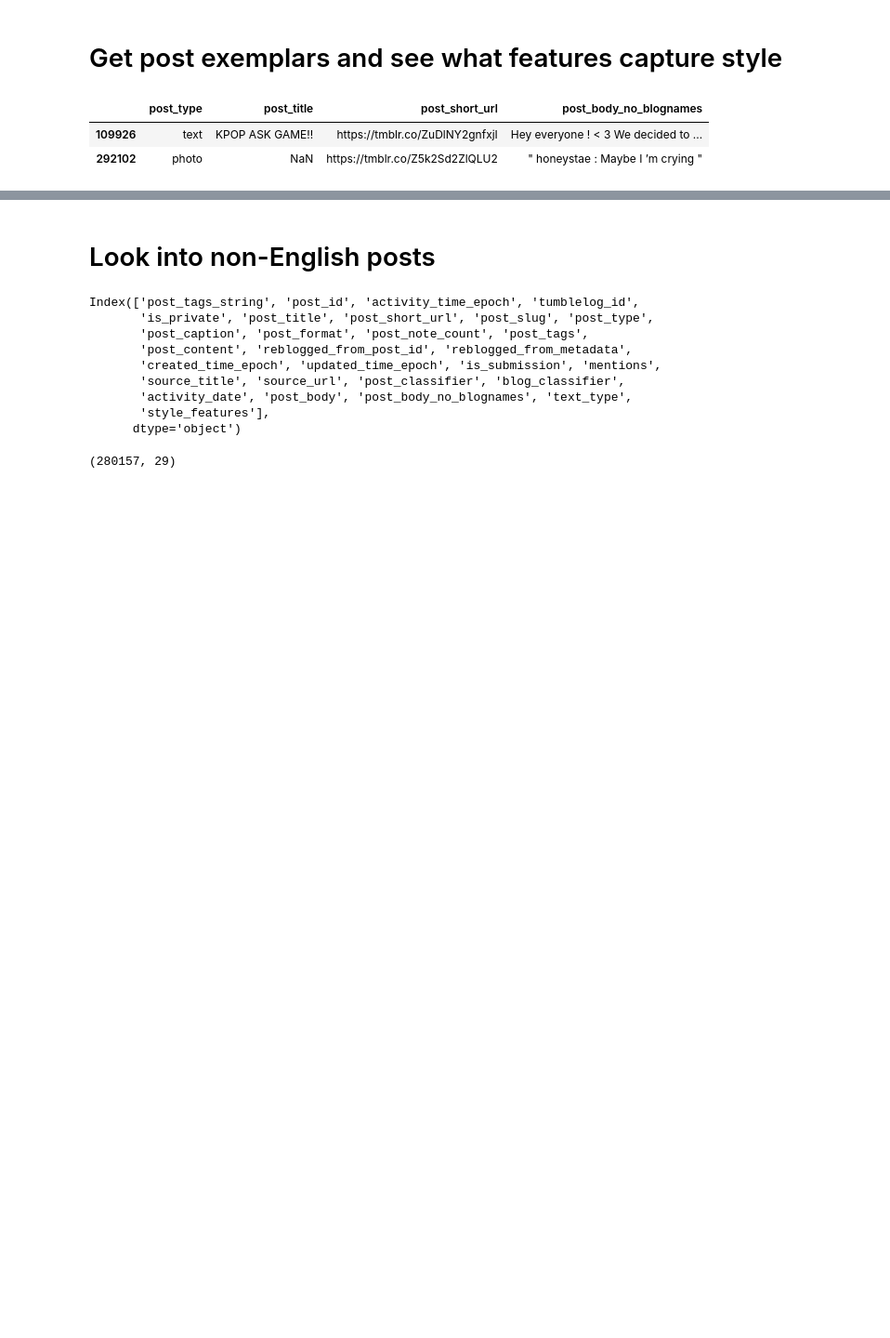
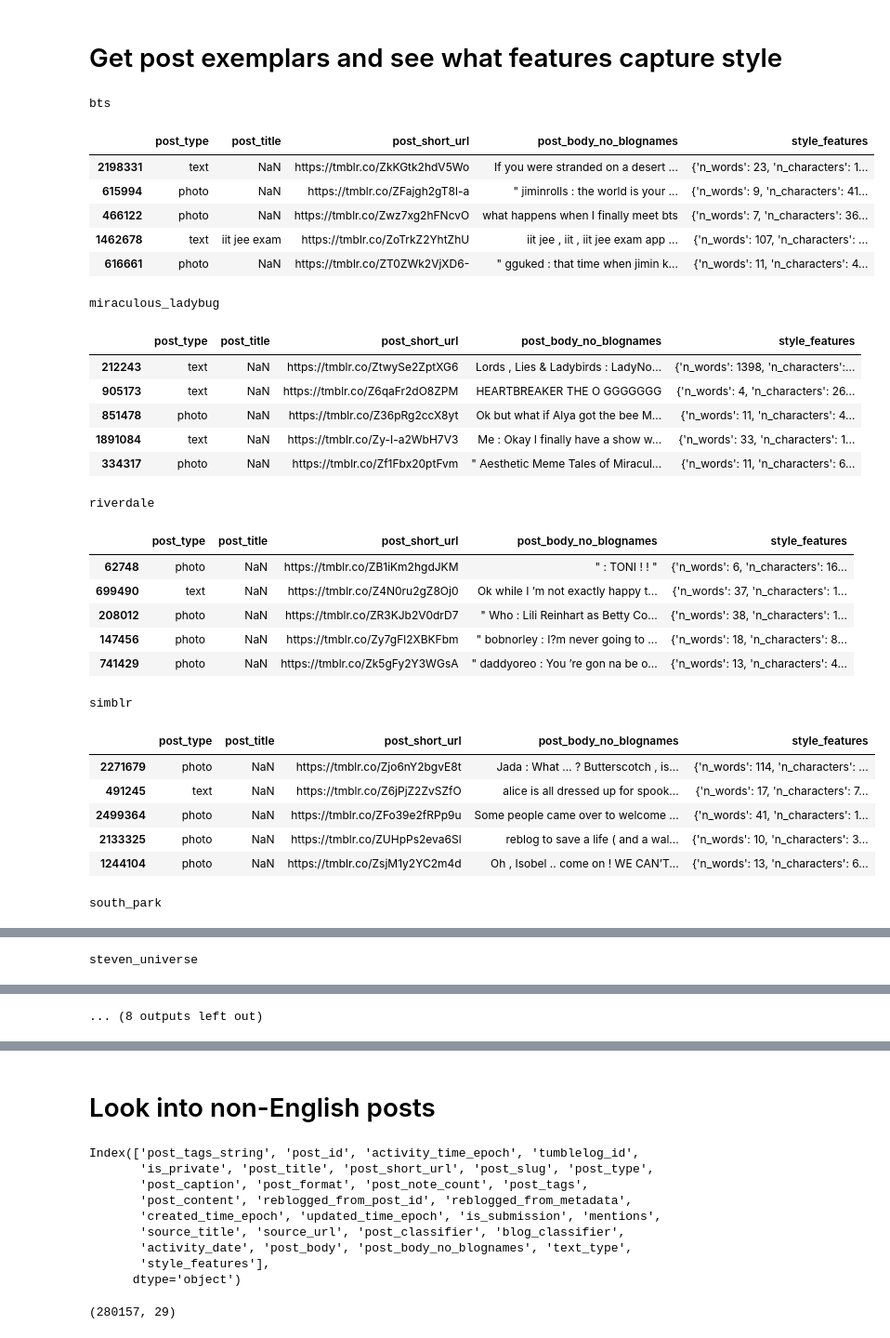
Before and after one commit to michaelmilleryoder/tumblr-scripts, a Jupyter notebook: jupyter/style_features_data.ipynb, the cells around one changed output, grey strips where cells are left out. Shown at 93% size. Cells and saved outputs as stored; diff of their text form; code cells hidden in the pictures; blank space fills up the shorter version.

```diff
--- a/jupyter/style_features_data.ipynb
+++ b/jupyter/style_features_data.ipynb
@@ -0,0 +3,13 @@
+# %%
+# Load data
+
+import os
+import pandas as pd
+from tqdm import tqdm_notebook as tqdm
+
+data_dirpath = '/mnt/interns/myoder/textposts_captions/'
+communities = os.listdir(data_dirpath)
+data = {}
+
+for c in tqdm(communities):
+    data[c] = pd.read_pickle(os.path.join(data_dirpath, c, f'{c}.pkl')).sample(int(1e5), random_state=9)
@@ -0,0 +18,5 @@
+# %%
+# Add community column
+
+for c in communities:
+    data[c]['community'] = [c] * len(data[c])
@@ -16,7 +57,39 @@ for c in communities:
 # %%
+# Draw samples
+from IPython.display import display
+
 pd.set_option('display.max_colwidth', -1)
-sample100['bts'].sample(2).loc[:, ['post_type', 'post_title', 'post_short_url', 'post_body_no_blognames']]
+
+for c in sorted(communities):
+    print(c)
+    display(sample100[c].sample(5, random_state=9).loc[:, ['post_type', 'post_title', 'post_short_url', 'post_body_no_blognames', 'style_features']])
 # %% [output]
+bts
-|  | post_type | post_title | post_short_url | post_body_no_blognames |
-| 109926 | text | KPOP ASK GAME!! | https://tmblr.co/ZuDlNY2gnfxjI | Hey everyone ! < 3 We decided to ... |
-| 292102 | photo | NaN | https://tmblr.co/Z5k2Sd2ZlQLU2 | " honeystae : Maybe I ’m crying " |
+|  | post_type | post_title | post_short_url | post_body_no_blognames | style_features |
+| 2198331 | text | NaN | https://tmblr.co/ZkKGtk2hdV5Wo | If you were stranded on a desert ... | {'n_words': 23, 'n_characters': 1... |
+| 615994 | photo | NaN | https://tmblr.co/ZFajgh2gT8l-a | " jiminrolls : the world is your ... | {'n_words': 9, 'n_characters': 41... |
+| 466122 | photo | NaN | https://tmblr.co/Zwz7xg2hFNcvO | what happens when I finally meet bts | {'n_words': 7, 'n_characters': 36... |
+| 1462678 | text | iit jee exam | https://tmblr.co/ZoTrkZ2YhtZhU | iit jee , iit , iit jee exam app ... | {'n_words': 107, 'n_characters': ... |
+| 616661 | photo | NaN | https://tmblr.co/ZT0ZWk2VjXD6- | " gguked : that time when jimin k... | {'n_words': 11, 'n_characters': 4... |
+miraculous_ladybug
+|  | post_type | post_title | post_short_url | post_body_no_blognames | style_features |
+| 212243 | text | NaN | https://tmblr.co/ZtwySe2ZptXG6 | Lords , Lies & Ladybirds : LadyNo... | {'n_words': 1398, 'n_characters':... |
+| 905173 | text | NaN | https://tmblr.co/Z6qaFr2dO8ZPM | HEARTBREAKER THE O GGGGGGG | {'n_words': 4, 'n_characters': 26... |
+| 851478 | photo | NaN | https://tmblr.co/Z36pRg2ccX8yt | Ok but what if Alya got the bee M... | {'n_words': 11, 'n_characters': 4... |
+| 1891084 | text | NaN | https://tmblr.co/Zy-I-a2WbH7V3 | Me : Okay I finally have a show w... | {'n_words': 33, 'n_characters': 1... |
+| 334317 | photo | NaN | https://tmblr.co/Zf1Fbx20ptFvm | " Aesthetic Meme Tales of Miracul... | {'n_words': 11, 'n_characters': 6... |
+riverdale
+|  | post_type | post_title | post_short_url | post_body_no_blognames | style_features |
+| 62748 | photo | NaN | https://tmblr.co/ZB1iKm2hgdJKM | " : TONI ! ! " | {'n_words': 6, 'n_characters': 16... |
+| 699490 | text | NaN | https://tmblr.co/Z4N0ru2gZ8Oj0 | Ok while I ’m not exactly happy t... | {'n_words': 37, 'n_characters': 1... |
+| 208012 | photo | NaN | https://tmblr.co/ZR3KJb2V0drD7 | " Who : Lili Reinhart as Betty Co... | {'n_words': 38, 'n_characters': 1... |
+| 147456 | photo | NaN | https://tmblr.co/Zy7gFl2XBKFbm | " bobnorley : I?m never going to ... | {'n_words': 18, 'n_characters': 8... |
+| 741429 | photo | NaN | https://tmblr.co/Zk5gFy2Y3WGsA | " daddyoreo : You ’re gon na be o... | {'n_words': 13, 'n_characters': 4... |
+simblr
+|  | post_type | post_title | post_short_url | post_body_no_blognames | style_features |
+| 2271679 | photo | NaN | https://tmblr.co/Zjo6nY2bgvE8t | Jada : What … ? Butterscotch , is... | {'n_words': 114, 'n_characters': ... |
+| 491245 | text | NaN | https://tmblr.co/Z6jPjZ2ZvSZfO | alice is all dressed up for spook... | {'n_words': 17, 'n_characters': 7... |
+| 2499364 | photo | NaN | https://tmblr.co/ZFo39e2fRPp9u | Some people came over to welcome ... | {'n_words': 41, 'n_characters': 1... |
+| 2133325 | photo | NaN | https://tmblr.co/ZUHpPs2eva6Sl | reblog to save a life ( and a wal... | {'n_words': 10, 'n_characters': 3... |
+| 1244104 | photo | NaN | https://tmblr.co/ZsjM1y2YC2m4d | Oh , Isobel .. come on ! WE CAN’T... | {'n_words': 13, 'n_characters': 6... |
+south_park
@@ -22,0 +102 @@ sample100['bts'].sample(2).loc[:, ['post_type', 'post_title', 'post_short_url',
+steven_universe
@@ -22,0 +109 @@ sample100['bts'].sample(2).loc[:, ['post_type', 'post_title', 'post_short_url',
+... (8 outputs left out)
```
Also changed, not shown: parts of 7 cells of this notebook, 4 other files.
